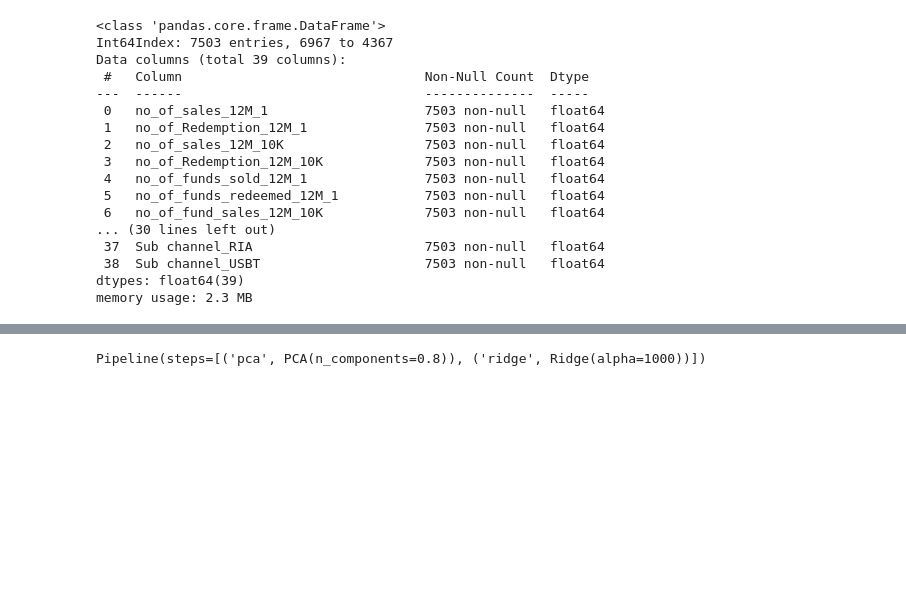
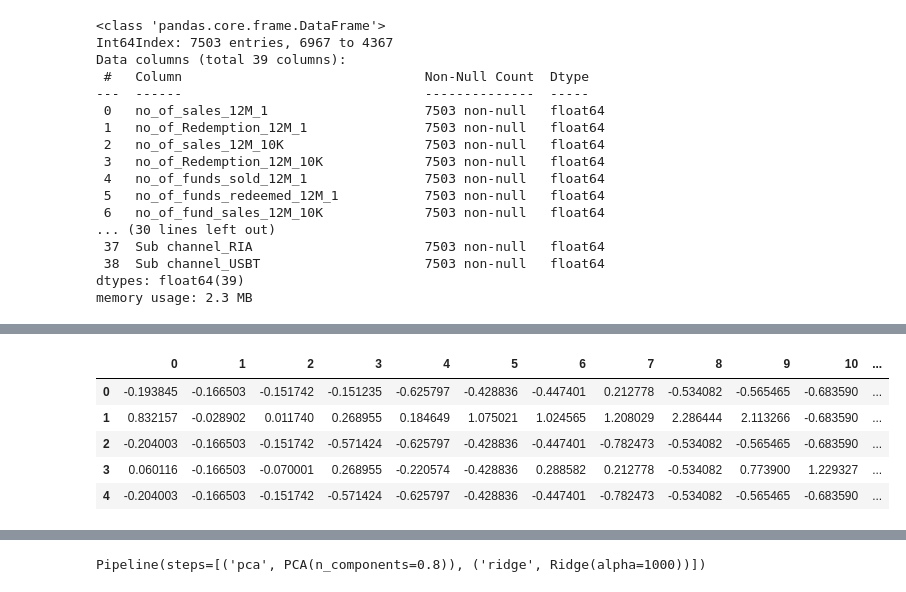
Before and after one commit to sinlord/nuveen-data-science-project, a Jupyter notebook: jupiter-notebooks/02-capstone-Model_Development.ipynb, the cells around one changed output, grey strips where cells are left out. Saved outputs shown, nothing was run; the diff lists cells and outputs as text; code cells hidden in the pictures; blank space fills up the shorter version.

Commit message:
implementing selectKBest for performing feature selection

```diff
--- a/jupiter-notebooks/02-capstone-Model_Development.ipynb
+++ b/jupiter-notebooks/02-capstone-Model_Development.ipynb
@@ -125,0 +143,2 @@ memory usage: 2.3 MB
+# %%
+X_new = SelectKBest(f_regression, k =16).fit_transform(X_train, y_train)
@@ -125,0 +147,11 @@ memory usage: 2.3 MB
+# %%
+df_X_new = pd.DataFrame(X_new)
+# %%
+df_X_new.head()
+# %% [output]
+|  | 0 | 1 | 2 | 3 | 4 | 5 | 6 | 7 | 8 | 9 | 10 | ... |
+| 0 | -0.193845 | -0.166503 | -0.151742 | -0.151235 | -0.625797 | -0.428836 | -0.447401 | 0.212778 | -0.534082 | -0.565465 | -0.683590 | ... |
+| 1 | 0.832157 | -0.028902 | 0.011740 | 0.268955 | 0.184649 | 1.075021 | 1.024565 | 1.208029 | 2.286444 | 2.113266 | -0.683590 | ... |
+| 2 | -0.204003 | -0.166503 | -0.151742 | -0.571424 | -0.625797 | -0.428836 | -0.447401 | -0.782473 | -0.534082 | -0.565465 | -0.683590 | ... |
+| 3 | 0.060116 | -0.166503 | -0.070001 | 0.268955 | -0.220574 | -0.428836 | 0.288582 | 0.212778 | -0.534082 | 0.773900 | 1.229327 | ... |
+| 4 | -0.204003 | -0.166503 | -0.151742 | -0.571424 | -0.625797 | -0.428836 | -0.447401 | -0.782473 | -0.534082 | -0.565465 | -0.683590 | ... |
```
Also changed, not shown: parts of 22 cells of this notebook, 1 other file.
